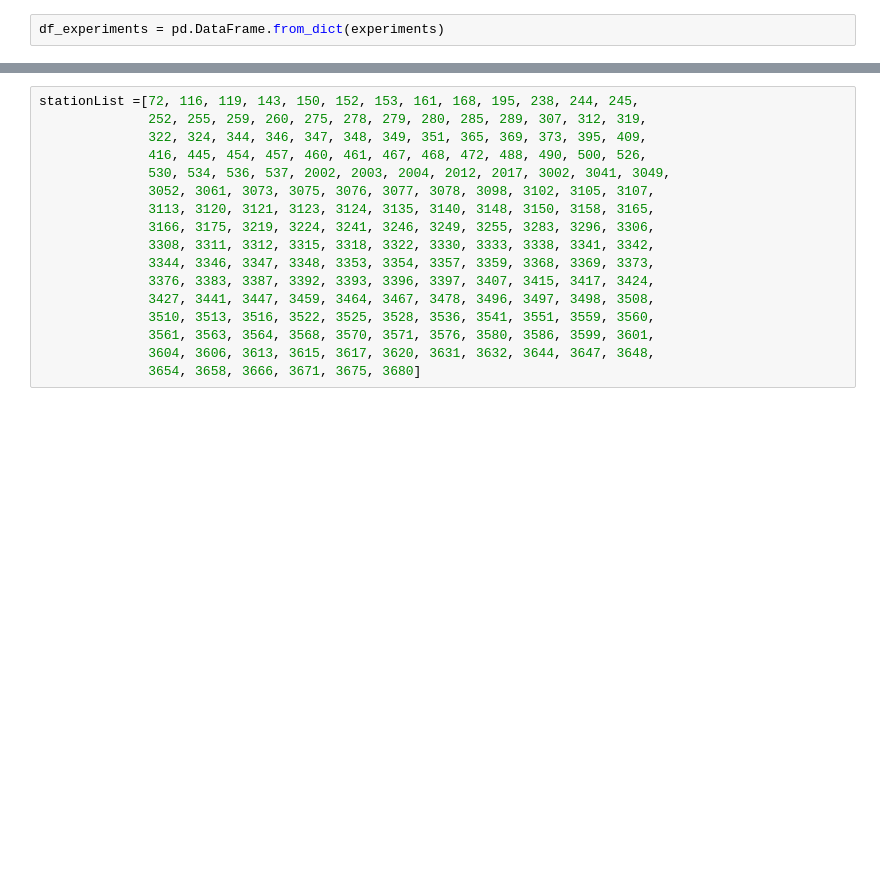
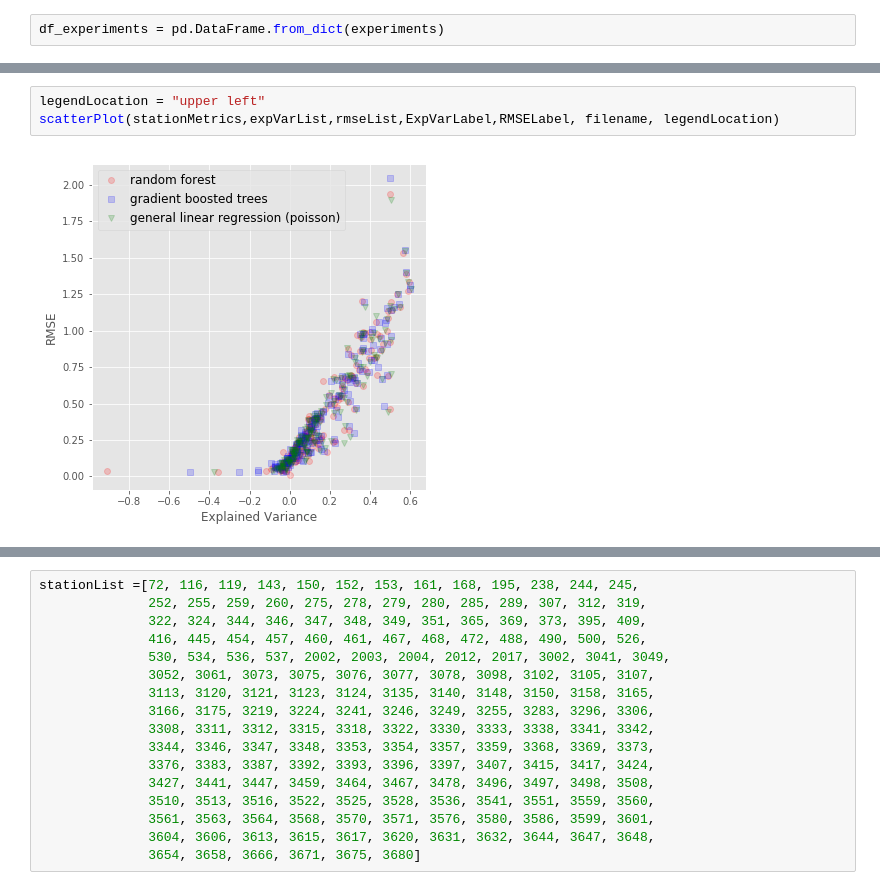
Before and after one commit to ncdingari/citibike, a Jupyter notebook: code/7 - Analysis of Model Results.ipynb, the cells around one changed output, grey strips where cells are left out. Cells and saved outputs as stored; diff of their text form; blank space fills up the shorter version.

```diff
--- a/code/7 - Analysis of Model Results.ipynb
+++ b/code/7 - Analysis of Model Results.ipynb
@@ -80,0 +236,5 @@ plt.plot(df3.varianceExplained, df3.rmse, 'ro',linewidth=0)
+# %%
+legendLocation = "upper left"
+scatterPlot(stationMetrics,expVarList,rmseList,ExpVarLabel,RMSELabel, filename, legendLocation)
+# %% [output]
+[figure, added]
```
Also changed, not shown: parts of 20 cells of this notebook, 5 other files.
